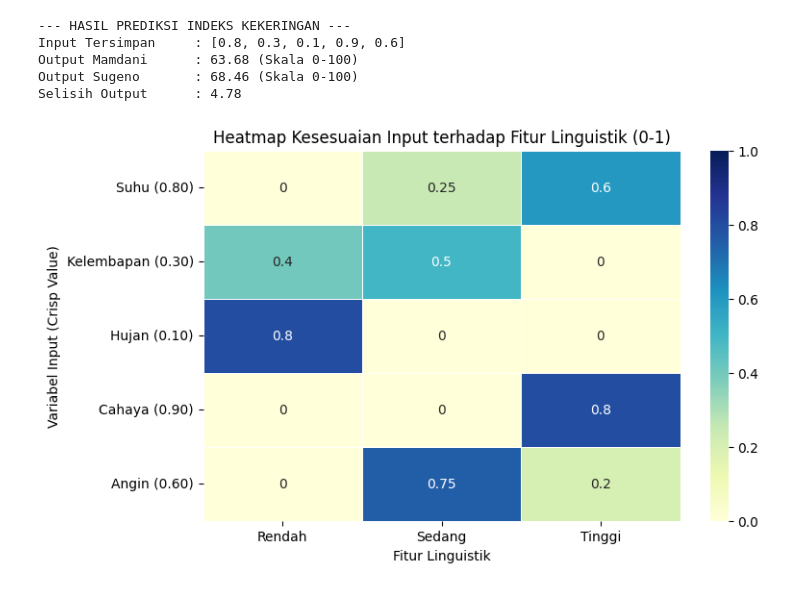
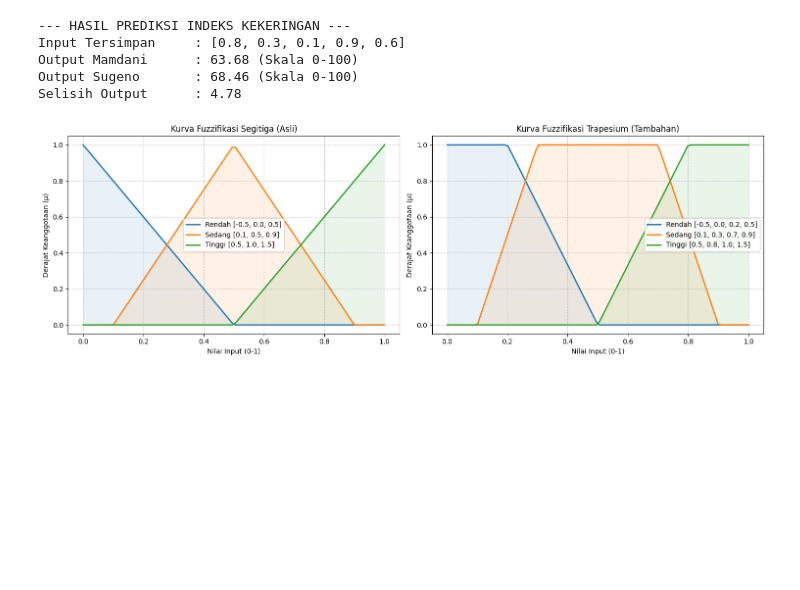
Before and after one commit to wrldwideee/Analisis-Logika-Fuzzy-Metode-Mamdani-dan-Sugeno-dalam-Prediksi-Indeks-Kekeringan-Lahan, a Jupyter notebook: Code Analisa.ipynb, the cells around one changed output. Cells and saved outputs as stored; diff of their text form; code cells hidden in the pictures; blank space fills up the shorter version.

Commit message:
Version 2 (added graphs)

```diff
--- a/Code Analisa.ipynb
+++ b/Code Analisa.ipynb
@@ -12,7 +12,6 @@ class FuzzyKekeringan:
     # 1. FUNGSI KEANGGOTAAN (Triangular Membership Function / Kurva Segitiga)
     def trimf(self, x, abc):
         a, b, c = abc
-        # Menangani array (untuk universe) atau nilai skalar (crisp input)
         if isinstance(x, np.ndarray):
             y = np.zeros_like(x)
             y = np.where((x > a) & (x <= b), (x - a) / (b - a), y)
@@ -22,6 +21,22 @@ class FuzzyKekeringan:
             if x <= a or x >= c: return 0.0
             elif a < x <= b: return (x - a) / (b - a)
             elif b < x < c: return (c - x) / (c - b)
+            return 0.0
+
+    # TAMBAHAN: FUNGSI KEANGGOTAAN TRAPESIUM
+    def trapmf(self, x, abcd):
+        a, b, c, d = abcd
+        if isinstance(x, np.ndarray):
+            y = np.zeros_like(x)
+            y = np.where((x > a) & (x <= b), (x - a) / (b - a), y)
+            y = np.where((x > b) & (x <= c), 1.0, y)
+            y = np.where((x > c) & (x < d), (d - x) / (d - c), y)
+            return y
+        else:
+            if x <= a or x >= d: return 0.0
+            elif a < x <= b: return (x - a) / (b - a)
+            elif b < x <= c: return 1.0
+            elif c < x < d: return (d - x) / (d - c)
             return 0.0
 
     # 2. FUZZIFIKASI (Menghitung derajat keanggotaan setiap input)
@@ -44,7 +59,7 @@ class FuzzyKekeringan:
         }
         return fuzzy_vals
 
-    # 3. RULE BASE & INFERENSI (Minimal 15 Rule sesuai ketentuan)
+    # 3. RULE BASE & INFERENSI
     def evaluate_rules(self, f_vals):
         rules = []
 
@@ -77,9 +92,8 @@ class FuzzyKekeringan:
 
         return agg
 
-    # 4a. DEFUZZIFIKASI MAMDANI (Metode Centroid / Center of Area)
+    # 4a. DEFUZZIFIKASI MAMDANI
     def defuzzify_mamdani(self, agg):
-        # Parameter output Mamdani (0-100)
         out_params = {
             'Rendah': [-50, 0, 50],
             'Sedang': [10, 50, 90],
@@ -89,9 +103,7 @@ class FuzzyKekeringan:
         numerator = 0
         denominator = 0
 
-        # Menghitung titik diskrit pada semesta pembicaraan output
         for y in self.y_range:
-            # Komposisi antar rule menggunakan MAX
             mu_y = max(
                 min(agg['Rendah'], self.trimf(y, out_params['Rendah'])),
                 min(agg['Sedang'], self.trimf(y, out_params['Sedang'])),
@@ -102,11 +114,9 @@ class FuzzyKekeringan:
 
         return numerator / denominator if denominator != 0 else 0
 
-    # 4b. DEFUZZIFIKASI SUGENO (Metode Weighted Average / Zero-Order)
+    # 4b. DEFUZZIFIKASI SUGENO
     def defuzzify_sugeno(self, agg):
-        # Konstanta output Sugeno (Singleton)
         sugeno_const = {'Rendah': 20, 'Sedang': 50, 'Tinggi': 80}
-
         numerator = 0
         denominator = 0
 
@@ -116,9 +126,8 @@ class FuzzyKekeringan:
 
         return numerator / denominator if denominator != 0 else 0
 
-    # 5. VISUALISASI HEATMAP (Sesuai Permintaan)
+    # 5. VISUALISASI HEATMAP
     def plot_heatmap(self, f_vals, crisp_inputs):
-        # Menyiapkan matriks data 5x3
         data_matrix = np.array([
             [f_vals['Suhu']['Rendah'], f_vals['Suhu']['Sedang'], f_vals['Suhu']['Tinggi']],
             [f_vals['Kelembapan']['Rendah'], f_vals['Kelembapan']['Sedang'], f_vals['Kelembapan']['Tinggi']],
@@ -141,38 +150,77 @@ class FuzzyKekeringan:
         plt.ylabel('Variabel Input (Crisp Value)')
         plt.show()
 
+    # TAMBAHAN: VISUALISASI KURVA
+    def plot_fuzzification_curves(self):
+        fig, axes = plt.subplots(1, 2, figsize=(15, 5))
+
+        # 1. Plot Kurva Segitiga (Asli)
+        params_tri = {
+            'Rendah': [-0.5, 0.0, 0.5],
+            'Sedang': [0.1, 0.5, 0.9],
+            'Tinggi': [0.5, 1.0, 1.5]
+        }
+        for label, params in params_tri.items():
+            y_tri = self.trimf(self.x_range, params)
+            axes[0].plot(self.x_range, y_tri, label=f'{label} {params}', linewidth=2)
+            axes[0].fill_between(self.x_range, 0, y_tri, alpha=0.1)
+
+        axes[0].set_title('Kurva Fuzzifikasi Segitiga (Asli)')
+        axes[0].set_xlabel('Nilai Input (0-1)')
+        axes[0].set_ylabel('Derajat Keanggotaan (\u03bc)')
+        axes[0].legend()
+        axes[0].grid(True, linestyle='--', alpha=0.7)
+
+        # 2. Plot Kurva Trapesium (Tambahan)
+        params_trap = {
+            'Rendah': [-0.5, 0.0, 0.2, 0.5],
+            'Sedang': [0.1, 0.3, 0.7, 0.9],
+            'Tinggi': [0.5, 0.8, 1.0, 1.5]
+        }
+        for label, params in params_trap.items():
+            y_trap = self.trapmf(self.x_range, params)
+            axes[1].plot(self.x_range, y_trap, label=f'{label} {params}', linewidth=2)
+            axes[1].fill_between(self.x_range, 0, y_trap, alpha=0.1)
+
+        axes[1].set_title('Kurva Fuzzifikasi Trapesium (Tambahan)')
+        axes[1].set_xlabel('Nilai Input (0-1)')
+        axes[1].set_ylabel('Derajat Keanggotaan (\u03bc)')
+        axes[1].legend()
+        axes[1].grid(True, linestyle='--', alpha=0.7)
+
+        plt.tight_layout()
+        plt.show()
+
 # ==========================================
 # EKSEKUSI PROGRAM
 # ==========================================
 if __name__ == "__main__":
     fuzzy_sys = FuzzyKekeringan()
 
     # Contoh Input Data Nyata (Setelah dinormalisasi 0-1)
-    # Suhu, Kelembapan, Hujan, Cahaya, Angin
     input_data = [0.8, 0.3, 0.1, 0.9, 0.6]
 
-    # Proses Fuzzifikasi
+    # Proses Fuzzy
     f_vals = fuzzy_sys.fuzzify(input_data)
-
-    # Proses Inferensi
     agregasi = fuzzy_sys.evaluate_rules(f_vals)
-
-    # Proses Defuzzifikasi
     hasil_mamdani = fuzzy_sys.defuzzify_mamdani(agregasi)
     hasil_sugeno = fuzzy_sys.defuzzify_sugeno(agregasi)
 
     print(f"--- HASIL PREDIKSI INDEKS KEKERINGAN ---")
     print(f"Input Tersimpan     : {input_data}")
     print(f"Output Mamdani      : {hasil_mamdani:.2f} (Skala 0-100)")
     print(f"Output Sugeno       : {hasil_sugeno:.2f} (Skala 0-100)")
-    print(f"Selisih Output      : {abs(hasil_mamdani - hasil_sugeno):.2f}")
+    print(f"Selisih Output      : {abs(hasil_mamdani - hasil_sugeno):.2f}\n")
+
+    # Menampilkan grafik keanggotaan kurva segitiga dan trapesium
+    fuzzy_sys.plot_fuzzification_curves()
 
     # Menampilkan Heatmap
     fuzzy_sys.plot_heatmap(f_vals, input_data)
 # %% [output]
 --- HASIL PREDIKSI INDEKS KEKERINGAN ---
 Input Tersimpan     : [0.8, 0.3, 0.1, 0.9, 0.6]
 Output Mamdani      : 63.68 (Skala 0-100)
 Output Sugeno       : 68.46 (Skala 0-100)
 Selisih Output      : 4.78
-[figure, old version]
+[figure, new version]
```
Also changed, not shown: parts of 1 cell of this notebook.
